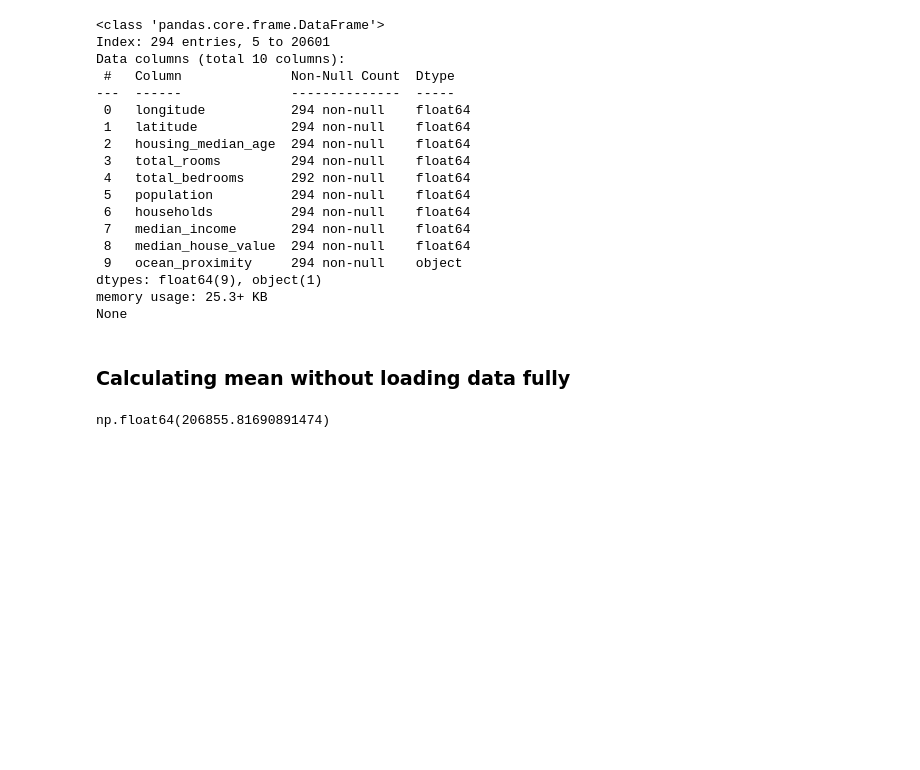
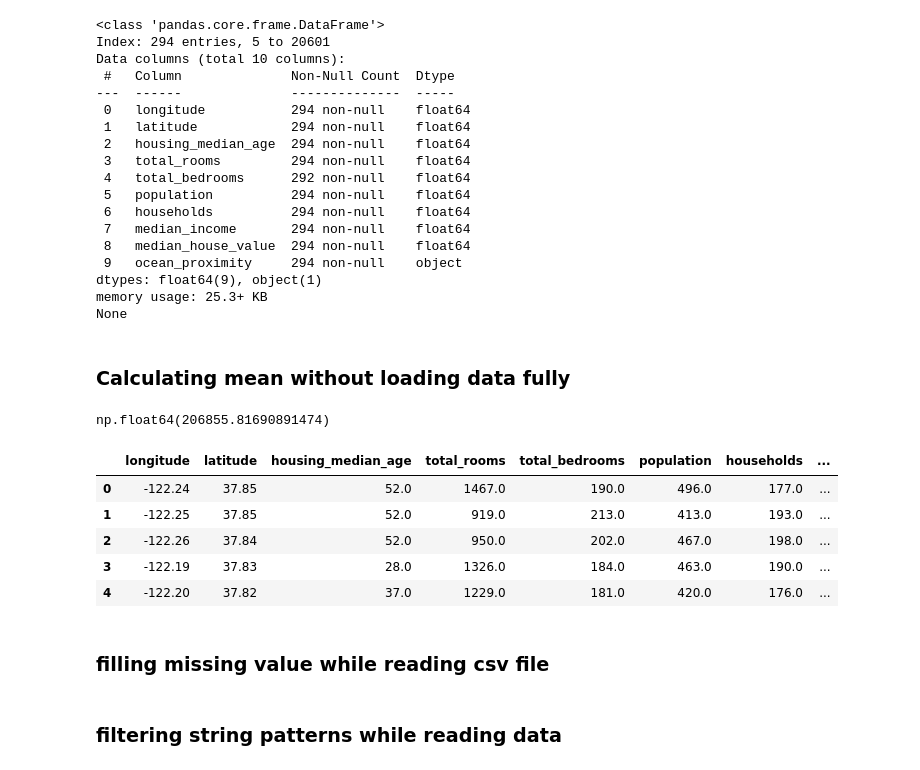
Before and after one commit to SachinSherki4/Machine_Learning, a Jupyter notebook: Data_Gathering/reading_csv_data1.ipynb, the cells around one changed output. Cells and saved outputs as stored; diff of their text form; code cells hidden in the pictures; blank space fills up the shorter version.

```diff
--- a/Data_Gathering/reading_csv_data1.ipynb
+++ b/Data_Gathering/reading_csv_data1.ipynb
@@ -417,7 +403,7 @@ d.shape
 # %% [output]
 (20640, 9)
 # %%
-d=pd.read_csv('../../Data_Files/Lesson_03_Supervised_Learning_ Regression_and_its_Application/housing.csv', chunksize=5500)
+d=pd.read_csv('../Data_Files/Lesson_03_Supervised_Learning_ Regression_and_its_Application/housing.csv', chunksize=5500)
 # %%
 for chunk in d:
     print(chunk.shape)
@@ -471,7 +457,7 @@ memory usage: 323.6+ KB
 # %%
 housing_filter_data =[]
 
-for chunks in pd.read_csv('../../Data_Files/Lesson_03_Supervised_Learning_ Regression_and_its_Application/housing_with_ocean_proximity.csv', chunksize=5500):
+for chunks in pd.read_csv('../Data_Files/Lesson_03_Supervised_Learning_ Regression_and_its_Application/housing_with_ocean_proximity.csv', chunksize=5500):
     filtered= chunks[(chunks['population'] > 400) & (chunks['population'] < 450)]
     housing_filter_data.append(filtered)
 
@@ -509,3 +495,32 @@ avg_house_value=house_value/house_count
 avg_house_value
 # %% [output]
 np.float64(206855.81690891474)
+# %%
+housing_filter_data=[]
+
+for chunk in pd.read_csv('../Data_Files/Lesson_03_Supervised_Learning_ Regression_and_its_Application/housing_with_ocean_proximity.csv', chunksize=5500):
+    filtered= chunk[
+        (chunk['population'].between(400,500)) &
+        (chunk['median_income'] > 3) &
+        #(chunk['ocean_proximity'] == "NEAR BAY")
+        (chunk['ocean_proximity'].isin(['INLAND','NEAR BAY']))  # multiple
+        chunk.replace(["",' ','-','--'], pd.Na) # replacing missing data with Nan
+        chunk.dropna() # removing rows with missing data
+        chunk.dropna(subset=['population','median_income']) # removing missing rows from specific col
+
+    ]
+    housing_filter_data.append(filtered)
+
+final_data= pd.concat(housing_filter_data, ignore_index=True)
+final_data.info()
+# %%
+final_data.head()
+# %% [output]
+|  | longitude | latitude | housing_median_age | total_rooms | total_bedrooms | population | households | ... |
+| 0 | -122.24 | 37.85 | 52.0 | 1467.0 | 190.0 | 496.0 | 177.0 | ... |
+| 1 | -122.25 | 37.85 | 52.0 | 919.0 | 213.0 | 413.0 | 193.0 | ... |
+| 2 | -122.26 | 37.84 | 52.0 | 950.0 | 202.0 | 467.0 | 198.0 | ... |
+| 3 | -122.19 | 37.83 | 28.0 | 1326.0 | 184.0 | 463.0 | 190.0 | ... |
+| 4 | -122.20 | 37.82 | 37.0 | 1229.0 | 181.0 | 420.0 | 176.0 | ... |
+# %% [markdown]
+### filling missing value while reading csv file
@@ -511,0 +542,2 @@ np.float64(206855.81690891474)
+# %% [markdown]
+### filtering string patterns while reading data
```
Also changed, not shown: parts of 18 cells of this notebook, 2 other files.
